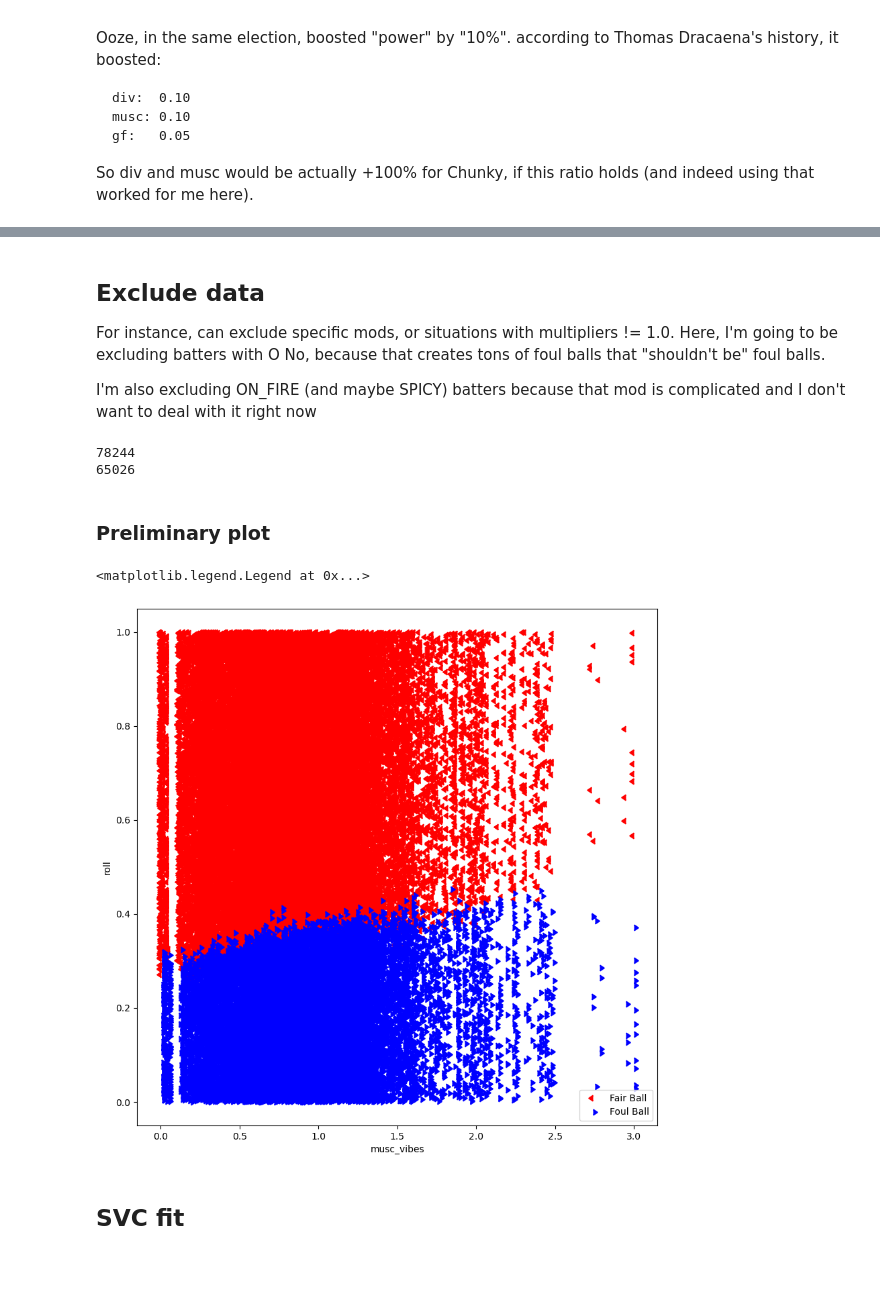
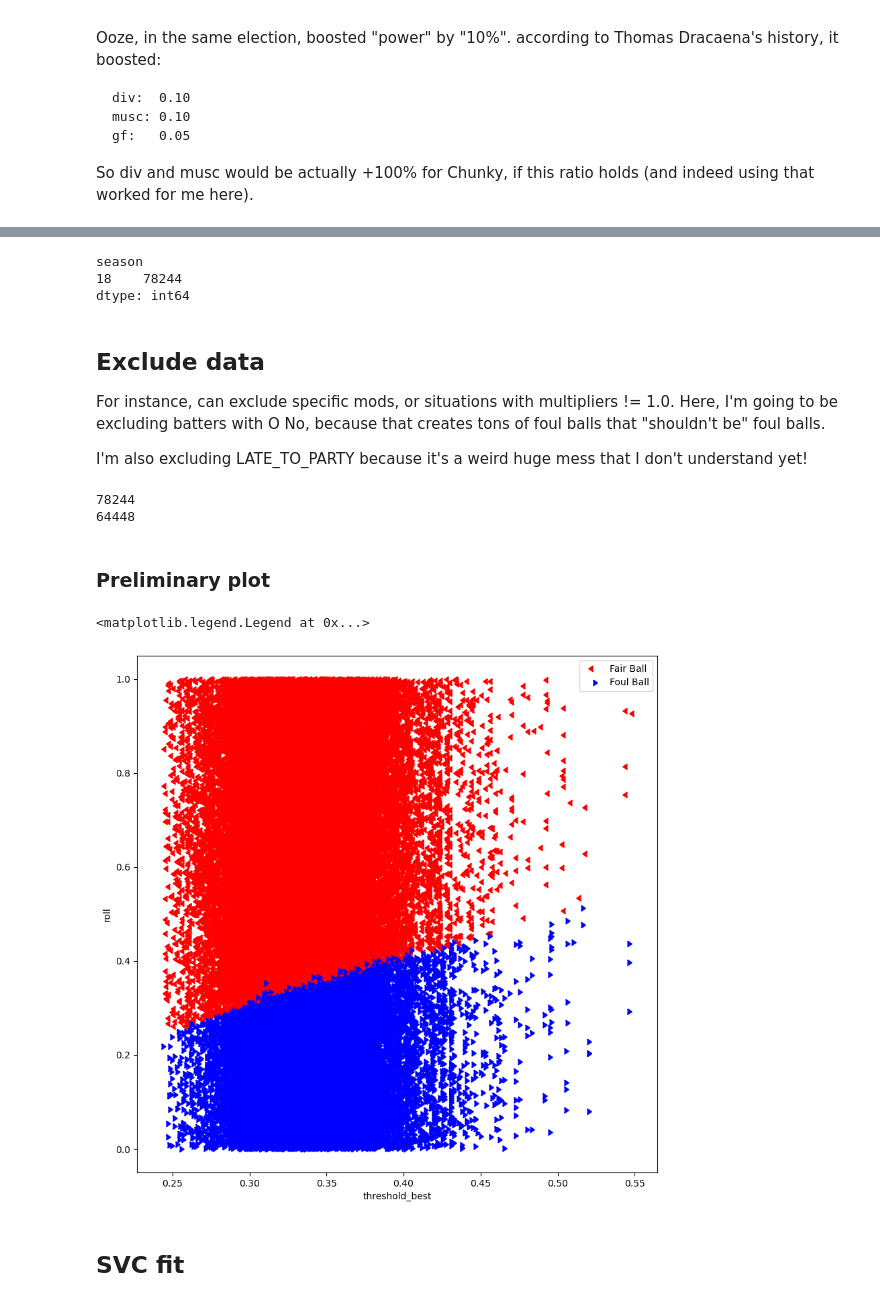
Before and after one commit to xSke/resim, a Jupyter notebook: notebooks/find_roll_formula_fouls.ipynb, the cells around one changed output, grey strips where cells are left out. Cells and saved outputs as stored; diff of their text form; code cells hidden in the pictures; blank space fills up the shorter version.

Commit message:
s19 foul balls: remaining outliers are likely weird mod effects
also we need to figure out what LATE_TO_PARTY is doing

```diff
--- a/notebooks/find_roll_formula_fouls.ipynb
+++ b/notebooks/find_roll_formula_fouls.ipynb
@@ -179,28 +52,45 @@ df.loc[df["batter_mods"].astype(str).str.contains("SCATTERED"), "batter_vibes"]
+# %%
+season = 18
+df = load.data("fouls", season=season)
+
+df["musc_vibes"] = load.player_attribute(df, 'batter', 'musclitude', vibes=True, mods=True, items=True, broken_items=True)
+df["thwack_vibes"] = load.player_attribute(df, 'batter', 'thwackability', vibes=True, mods=True, items=True, broken_items=True)
+df["div_vibes"] = load.player_attribute(df, 'batter', 'divinity', vibes=True, mods=True, items=True, broken_items=True)
+
+# center=True is the default
+df["forwardness"] = load.stadium_attribute(df, 'forwardness', center=False)
+df["obtuseness"] = load.stadium_attribute(df, 'obtuseness', center=False)
+
+df.groupby("season").size()
+# %% [output]
+season
+18    78244
+dtype: int64
 # %%
-# df = df[(df["batting_team_hype"] == 0) & (df["pitching_team_hype"] == 0)]
+df["batter_attrs"] = (df["musc_vibes"] + df["thwack_vibes"] + df["div_vibes"]) / 3
 
-df["musc_vibes"] = df["batter_musclitude_scaled"] * (1 + 0.2 * df["batter_vibes"])
-df["thwack_vibes"] = df["batter_thwackability_scaled"] * (1 + 0.2 * df["batter_vibes"])
-df["div_vibes"] = df["batter_divinity_scaled"] * (1 + 0.2 * df["batter_vibes"])
+df["hypediff_vibes"] = (df["batting_team_hype"] - df["pitching_team_hype"]) * (1 + 0.2 * df["batter_vibes"])
 
-df["batter_attrs"] = (df["musc_vibes"] + df["thwack_vibes"] + df["div_vibes"]) / 3
 # put in our "best fit" up here in the original df, just because
-
 df["threshold_best"] = (0.25
-                        + 0.10 * df['ballpark_forwardness']
-                        - 0.10 * df['ballpark_obtuseness']
+                        + 0.10 * df['forwardness']
+                        - 0.10 * df['obtuseness']
                         + 0.10 * (df["musc_vibes"] + df["thwack_vibes"] + df["div_vibes"]) / 3
                        )
 # %% [markdown]
 ## Exclude data
 For instance, can exclude specific mods, or situations with multipliers != 1.0. Here, I'm going to be excluding batters with O No, because that creates tons of foul balls that "shouldn't be" foul balls.
 
-I'm also excluding ON_FIRE (and maybe SPICY) batters because that mod is complicated and I don't want to deal with it right now
+I'm also excluding LATE_TO_PARTY because it's a weird huge mess that I don't understand yet!
 # %%
 dfc = df.copy()
 # dfc = dfc[~dfc["passed"].isna()]
 # Sorry, Chorby Short
-for exclude_mod in ["O_NO", "ON_FIRE", "SLOW_BUILD", "TRAVELING", "CHUNKY", "SMOOTH"]:
+for exclude_mod in ["O_NO", "LATE_TO_PARTY"]:#, "TRAVELING"]:
+# for exclude_mod in ["O_NO", "ON_FIRE", "SLOW_BUILD", "TRAVELING", "CHUNKY", "SMOOTH", "LATE_TO_PARTY",
+#                    "GROWTH", "SINKING_SHIP", "TRAVELING"]:
+# for exclude_mod in ["O_NO", "ON_FIRE", "PSYCHIC", "PARASITE", "MINIMALIST", "MAXIMALIST", "CHUNKY", "SMOOTH", "LATE_TO_PARTY",
+#                     "OVERPERFORMING", "UNDERPERFORMING", "HIGH_PRESSURE", "GROWTH", "SINKING_SHIP", "TRAVELING"]:
     # dfc = dfc[~dfc["pitcher_mods"].astype(str).str.contains(exclude_mod)]
     # dfc = dfc[~dfc["pitching_team_mods"].astype(str).str.contains(exclude_mod)]
     dfc = dfc[~dfc["batter_mods"].astype(str).str.contains(exclude_mod)]
@@ -215,7 +105,7 @@ print(len(dfc))
 # dfc.head()
 # %% [output]
 78244
-65026
+64448
 # %%
 # preparing a useful digest list of columns for later
 digest_list = [
@@ -248,32 +136,32 @@ digest_list = [
 ### Preliminary plot
 # %%
 x_val = "musc_vibes"
-# x_val = "threshold_best"
+x_val = "threshold_best"
 fig, ax = plt.subplots(1, figsize=(10, 10))
 ax.scatter(
     dfc[~dfc["passed"].astype("bool")][x_val],
     dfc[~dfc["passed"].astype("bool")]["roll"],
     color="red",
     label="Fair Ball",
     marker=CARETLEFTBASE,
 )
 ax.scatter(
     dfc[dfc["passed"]][x_val],
     dfc[dfc["passed"]]["roll"],
     color="blue",
     label="Foul Ball",
     marker=CARETRIGHTBASE,
 )
 ax.set_xlabel(x_val)
 ax.set_ylabel("roll")
 # ax.set_xlim(0.484, 0.499)
 
 ax.legend()
 
 # fig.savefig("../figures/" + x_val + ".png", facecolor="white")
 # %% [output]
 <matplotlib.legend.Legend at 0x...>
-[figure, old version]
+[figure, new version]
 # %% [markdown]
 ## SVC fit
 # %%
```
Also changed, not shown: parts of 18 cells of this notebook, 2 other files.
